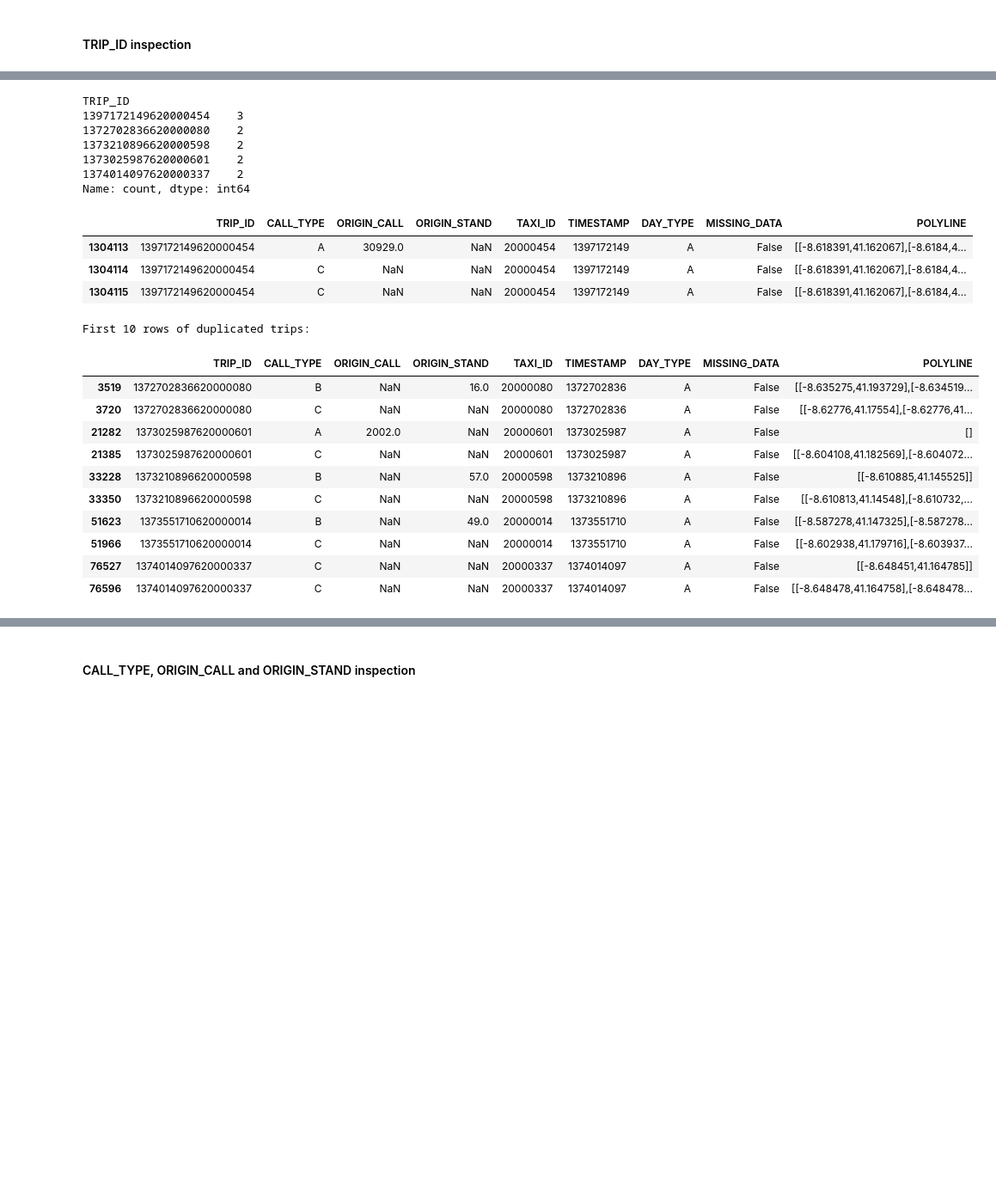
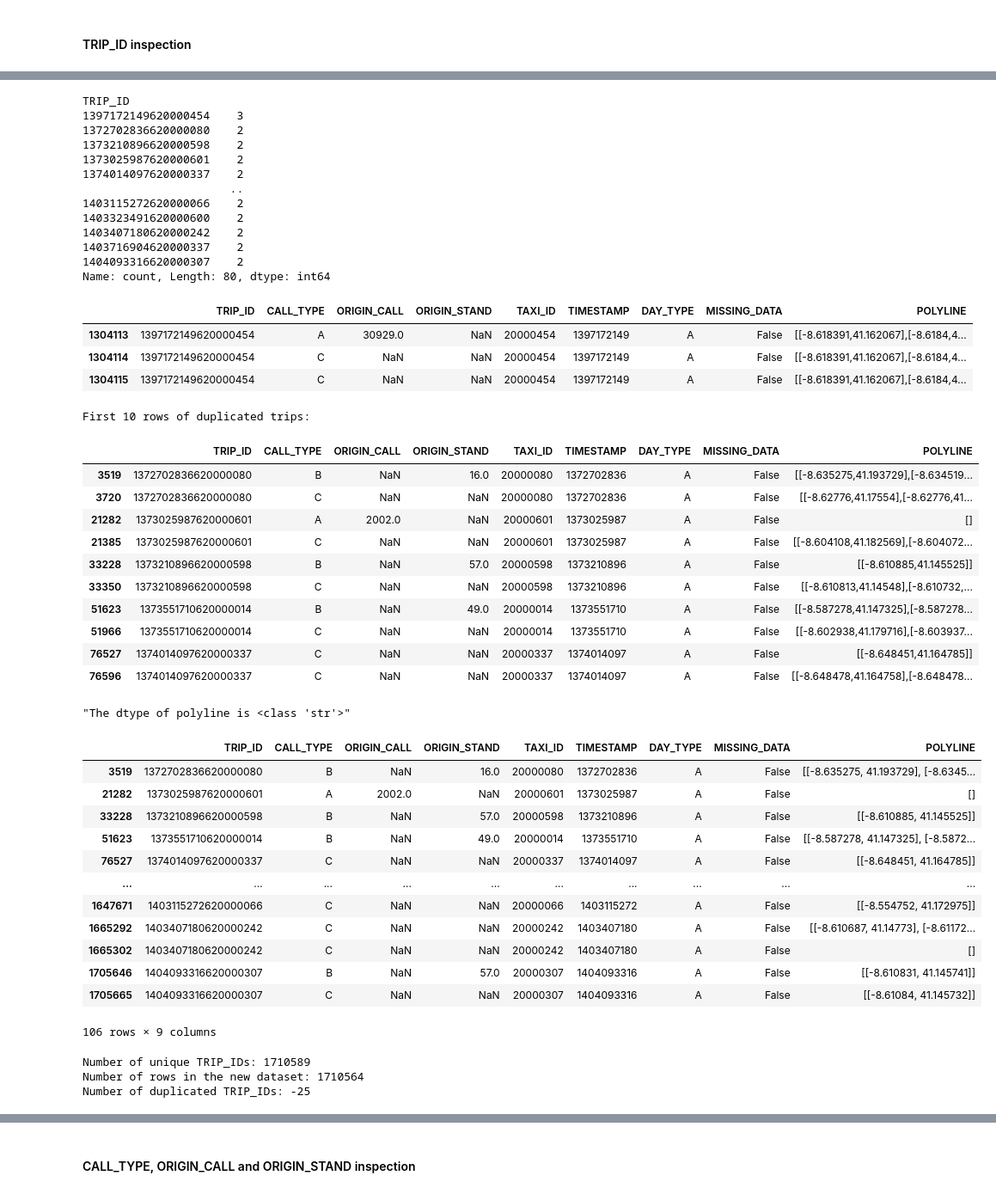
Before and after one commit to gbjaaland/TDT4225-Assignment2, a Jupyter notebook: EDA.ipynb, the cells around one changed output, grey strips where cells are left out. Shown at 86% size. Saved outputs shown, nothing was run; the diff lists cells and outputs as text; code cells hidden in the pictures; blank space fills up the shorter version.

Commit message:
adds inspection of calls

```diff
--- a/EDA.ipynb
+++ b/EDA.ipynb
@@ -33,40 +34,75 @@ print("Number of duplicated TRIP_IDs:",  len(porto_df["TRIP_ID"]) - len(porto_df
 # check how many rows are duplicated for each TRIP_ID and inspect trips with the most rows (value_counts sorts by TRIP_ID)
 print("")
 print("Number of duplicated rows for each TRIP_ID and inspection of the trip with the highest count:")
-duplicate_ids = porto_df[porto_df["TRIP_ID"].duplicated(keep=False)].sort_values(by=["TRIP_ID"])
-display(duplicate_ids.value_counts("TRIP_ID").head())
-display(duplicate_ids[duplicate_ids["TRIP_ID"] == 1397172149620000454 ])
+duplicate_ids_df = porto_df[porto_df["TRIP_ID"].duplicated(keep=False)].sort_values(by=["TRIP_ID"])
+display(duplicate_ids_df.value_counts("TRIP_ID"))
+display(duplicate_ids_df[duplicate_ids_df["TRIP_ID"] == 1397172149620000454 ])
 
 # inspect the first 10 rows of the duplicated trips
 print("First 10 rows of duplicated trips:")
-display(duplicate_ids.head(10))
+display(duplicate_ids_df.head(10))
+
+# find number of invalid rows in accrodance with part 2 task 7, less than three GPS points
+display(f"The dtype of polyline is {type(duplicate_ids_df["POLYLINE"].iloc[0])}")
+duplicate_ids_df["POLYLINE"] = duplicate_ids_df["POLYLINE"].map(json.loads)
+invalid_duplicate_ids_df = duplicate_ids_df[duplicate_ids_df["POLYLINE"].str.len() < 3]
+display(invalid_duplicate_ids_df)
+
+# check how many duplicates there are when removing invalid trips
+valid_ids_df = porto_df.drop(invalid_duplicate_ids_df.index)
+print("Number of unique TRIP_IDs:", len(porto_df["TRIP_ID"].unique()))
+print("Number of rows in the new dataset:", len(valid_ids_df["TRIP_ID"]))
+print("Number of duplicated TRIP_IDs:",  len(valid_ids_df["TRIP_ID"]) - len(porto_df["TRIP_ID"].unique()))
 # %% [output]
 Number of unique TRIP_IDs: 1710589
 Number of rows in the dataset: 1710670
 Number of duplicated TRIP_IDs: 81
 
 Number of duplicated rows for each TRIP_ID and inspection of the trip with the highest count:
 TRIP_ID
 1397172149620000454    3
 1372702836620000080    2
 1373210896620000598    2
 1373025987620000601    2
 1374014097620000337    2
-Name: count, dtype: int64
+                      ..
+1403115272620000066    2
+1403323491620000600    2
+1403407180620000242    2
+1403716904620000337    2
+1404093316620000307    2
+Name: count, Length: 80, dtype: int64
 |  | TRIP_ID | CALL_TYPE | ORIGIN_CALL | ORIGIN_STAND | TAXI_ID | TIMESTAMP | DAY_TYPE | MISSING_DATA | POLYLINE |
 | 1304113 | 1397172149620000454 | A | 30929.0 | NaN | 20000454 | 1397172149 | A | False | [[-8.618391,41.162067],[-8.6184,4... |
 | 1304114 | 1397172149620000454 | C | NaN | NaN | 20000454 | 1397172149 | A | False | [[-8.618391,41.162067],[-8.6184,4... |
 | 1304115 | 1397172149620000454 | C | NaN | NaN | 20000454 | 1397172149 | A | False | [[-8.618391,41.162067],[-8.6184,4... |
 First 10 rows of duplicated trips:
 |  | TRIP_ID | CALL_TYPE | ORIGIN_CALL | ORIGIN_STAND | TAXI_ID | TIMESTAMP | DAY_TYPE | MISSING_DATA | POLYLINE |
 | 3519 | 1372702836620000080 | B | NaN | 16.0 | 20000080 | 1372702836 | A | False | [[-8.635275,41.193729],[-8.634519... |
 | 3720 | 1372702836620000080 | C | NaN | NaN | 20000080 | 1372702836 | A | False | [[-8.62776,41.17554],[-8.62776,41... |
 | 21282 | 1373025987620000601 | A | 2002.0 | NaN | 20000601 | 1373025987 | A | False | [] |
 | 21385 | 1373025987620000601 | C | NaN | NaN | 20000601 | 1373025987 | A | False | [[-8.604108,41.182569],[-8.604072... |
 | 33228 | 1373210896620000598 | B | NaN | 57.0 | 20000598 | 1373210896 | A | False | [[-8.610885,41.145525]] |
 | 33350 | 1373210896620000598 | C | NaN | NaN | 20000598 | 1373210896 | A | False | [[-8.610813,41.14548],[-8.610732,... |
 | 51623 | 1373551710620000014 | B | NaN | 49.0 | 20000014 | 1373551710 | A | False | [[-8.587278,41.147325],[-8.587278... |
 | 51966 | 1373551710620000014 | C | NaN | NaN | 20000014 | 1373551710 | A | False | [[-8.602938,41.179716],[-8.603937... |
 | 76527 | 1374014097620000337 | C | NaN | NaN | 20000337 | 1374014097 | A | False | [[-8.648451,41.164785]] |
 | 76596 | 1374014097620000337 | C | NaN | NaN | 20000337 | 1374014097 | A | False | [[-8.648478,41.164758],[-8.648478... |
+"The dtype of polyline is <class 'str'>"
+|  | TRIP_ID | CALL_TYPE | ORIGIN_CALL | ORIGIN_STAND | TAXI_ID | TIMESTAMP | DAY_TYPE | MISSING_DATA | POLYLINE |
+| 3519 | 1372702836620000080 | B | NaN | 16.0 | 20000080 | 1372702836 | A | False | [[-8.635275, 41.193729], [-8.6345... |
+| 21282 | 1373025987620000601 | A | 2002.0 | NaN | 20000601 | 1373025987 | A | False | [] |
+| 33228 | 1373210896620000598 | B | NaN | 57.0 | 20000598 | 1373210896 | A | False | [[-8.610885, 41.145525]] |
+| 51623 | 1373551710620000014 | B | NaN | 49.0 | 20000014 | 1373551710 | A | False | [[-8.587278, 41.147325], [-8.5872... |
+| 76527 | 1374014097620000337 | C | NaN | NaN | 20000337 | 1374014097 | A | False | [[-8.648451, 41.164785]] |
+| ... | ... | ... | ... | ... | ... | ... | ... | ... | ... |
+| 1647671 | 1403115272620000066 | C | NaN | NaN | 20000066 | 1403115272 | A | False | [[-8.554752, 41.172975]] |
+| 1665292 | 1403407180620000242 | C | NaN | NaN | 20000242 | 1403407180 | A | False | [[-8.610687, 41.14773], [-8.61172... |
+| 1665302 | 1403407180620000242 | C | NaN | NaN | 20000242 | 1403407180 | A | False | [] |
+| 1705646 | 1404093316620000307 | B | NaN | 57.0 | 20000307 | 1404093316 | A | False | [[-8.610831, 41.145741]] |
+| 1705665 | 1404093316620000307 | C | NaN | NaN | 20000307 | 1404093316 | A | False | [[-8.61084, 41.145732]] |
+106 rows × 9 columns
+Number of unique TRIP_IDs: 1710589
+Number of rows in the new dataset: 1710564
+Number of duplicated TRIP_IDs: -25
 # %% [markdown]
```
Also changed, not shown: parts of 15 cells of this notebook.
